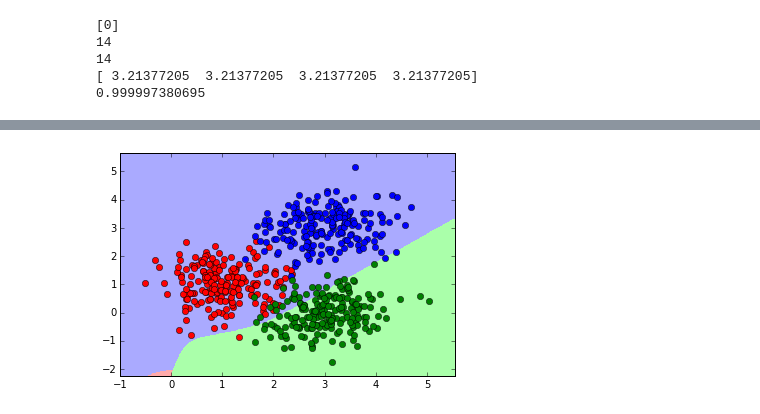
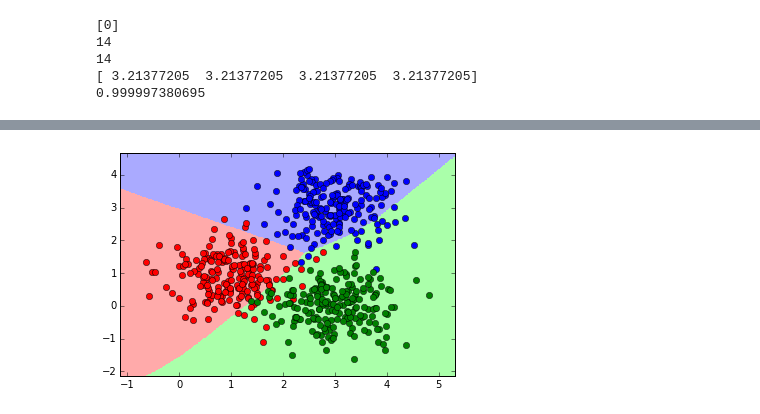
Before and after one commit to JaimeIvanCervantes/ProgrammingPuzzlesExamplesTests, a Jupyter notebook: FeedForwardBackPropagationNN.ipynb, the cells around one changed output, grey strips where cells are left out. Saved outputs shown, nothing was run; the diff lists cells and outputs as text; code cells hidden in the pictures.

```diff
--- a/FeedForwardBackPropagationNN.ipynb
+++ b/FeedForwardBackPropagationNN.ipynb
@@ -278,59 +278,77 @@ y_j = np.zeros((3))
 y_k = np.zeros((K))
 delta_j = np.zeros((3))
 delta_k = np.zeros((K))
+ek = np.zeros((K))
 
-des = np.zeros((K))
+eta = 0.3
 
 for t in range(100):
-    for i in range(N):
-        x_i = X[i, :]
+    for ni in range(N):
+        x_i = X[ni, :]
 
 #         if Y[i] == 0.0:
 #             des = np.array([1.0, 0.0])
 #         elif Y[i] == 1.0:
 #             des = np.array([0.0, 1.0])
 
-        if Y[i] == 0.0:
+        if Y[ni] == 0.0:
             des = np.array([1.0, 0.0, 0.0])
-        elif Y[i] == 1.0:
+        elif Y[ni] == 1.0:
             des = np.array([0.0, 1.0, 0.0])
-        elif Y[i] == 2.0:
+        elif Y[ni] == 2.0:
             des = np.array([0.0, 0.0, 1.0])
 
         # Feed forward
-        for j in range(len(x_i)):
-            A=np.dot(w_t_ij[j],x_i)
+        for j in range(len(y_j)):
+            A=np.dot(w_t_ij[:,j],x_i)
             y_j[j]=1.0/(1.0+np.exp(-A))
 
-#        x_j=y_j
-#         A=np.dot(w_t_jk,x_j)
-#         y_k=1.0/(1.0+np.exp(-A))
-#         e=des-y_k
-#         delta_k = e*(1.0-y_k)*y_k
-#         w_t_jk=w_t_jk+eta*delta_k*np.array(x_j)
+#         for i in range(len(x_i)):
+#             for j in range(len(x_j)):
+#                 ej=des[j]-y_j[j]
+#                 w_t_ij[i,j]=w_t_ij[i,j]-eta*(-ej)*(1.0-y_j[j])*y_j[j]*x_i[i]
 
         x_j=y_j
         for k in range(len(y_k)):
             A=np.dot(w_t_jk[:,k],x_j)
             y_k[k]=1.0/(1.0+np.exp(-A))
 
+        # Back propagation
+
+        #ek = np.sqrt((des[0]-y_k[0])**2+(des[1]-y_k[1])**2+(des[2]-y_k[2])**2)
+
         for k in range(len(y_k)):
-            e=des[k]-y_k[k]
-            delta_k = e*(1.0-y_k[k])*y_k[k]
-            w_t_jk[:,k]=w_t_jk[:,k]+eta*delta_k*np.array(x_j)
-
-        # Back propagation
-        '''
-        for k in range(len(y_k)):
-            for j in range(len(w_t_ij)):
-                delta_j = (1-y_j[j])*y_j[j]*(delta_k[k]*w_t_jk[k][j])
-                w_t_ij[j] =w_t_ij[j]+eta*delta_j*np.array(x_i)
-        '''
+            ek[k]=des[k]-y_k[k]
+            delta_k[k] = (1.0-y_k[k])*y_k[k]*ek[k]
+            #delta_k[k] = (1.0-y_k[k])*y_k[k]*ek
 
         for j in range(len(x_j)):
-            delta_j = (1-y_j)*y_j*np.dot(delta_k,w_t_jk[j,:])
-            w_t_ij[:,j] =w_t_ij[:,j]+eta*delta_j*np.array(x_i)
+            ej = 0.0
+            for k in range(len(y_k)):
+                ej += delta_k[k] * w_t_jk[k,j]
+            delta_j[j] = (1.0-x_j[j])*x_j[j]*ej #np.dot(delta_k, w_t_jk[:,j])
 
+        for i in range(len(x_i)):
+            for j in range(len(x_j)):
+                w_t_ij[i,j] = w_t_ij[i,j]+eta*delta_j[j]*x_i[i]
+
+#         for j in range(len(x_j)):
+#             w_t_ij[:,j] = w_t_ij[:,j]+eta*np.dot(delta_j,x_i)
+
+#         w_t_ij = w_t_ij+eta*np.dot(delta_j,x_i)
+
+        for j in range(len(y_j)):
+            for k in range(len(y_k)):
+                w_t_jk[j,k] = w_t_jk[j,k]+eta*delta_k[k]*x_j[j]
+
+#         for k in range(len(y_k)):
+#             w_t_jk[:,k] = w_t_jk[:,k]+eta*np.dot(delta_k,x_j)
+
+#         w_t_jk = w_t_jk+eta*np.dot(delta_k,x_j)
+
+print "error :{}".format(ek)
+print "w_t_ij:{}".format(w_t_ij)
+print "w_t_jk:{}".format(w_t_jk)
 
 # Begin plotting here
 # Define our class colors
@@ -346,18 +364,17 @@ Z = np.zeros((xx.size, 1))
 
 # Compute the likelihood of each cell in the mesh
 for i in range(0, xx.size):
-    for j in range(len(w_t_ij)):
-        A=np.dot(w_t_ij[j], X_mesh[i, :])
+    for j in range(len(y_j)):
+        A=np.dot(w_t_ij[:,j], X_mesh[i, :])
         y_j[j]=1.0/(1.0+np.exp(-A))
 
     x_j=y_j
     for k in range(len(y_k)):
-        A=np.dot(w_t_jk[k],x_j)
+        A=np.dot(w_t_jk[:,k], x_j)
         y_k[k]=1.0/(1.0+np.exp(-A))
 
+    #Z[i] = np.argmax(y_j)
     Z[i] = np.argmax(y_k)
-    #lik = w.dot(X_mesh[i, :])
-    #Z[i] = np.argmax(lik)
 
 # Plot it
 Z = Z.reshape(xx.shape)
@@ -371 +395 @@ plt.show()
-[figure, old version]
+[figure, new version]
```
Also changed, not shown: parts of 3 cells of this notebook.
